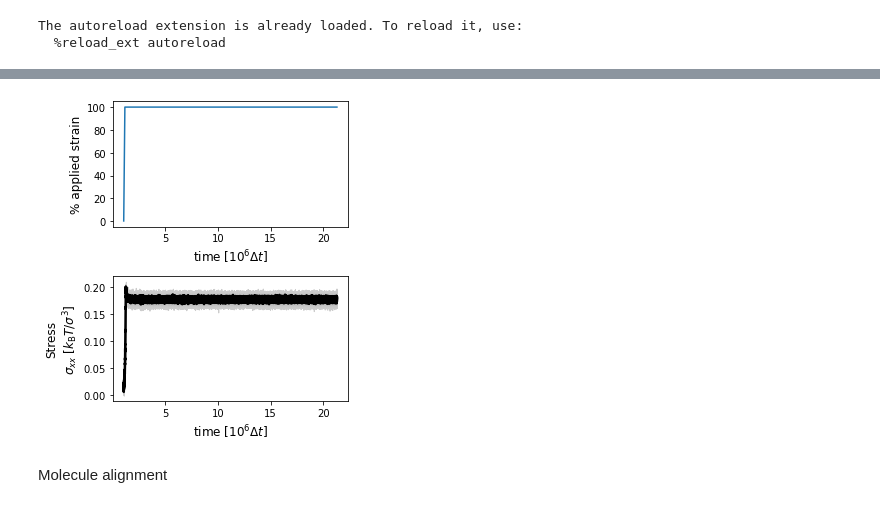
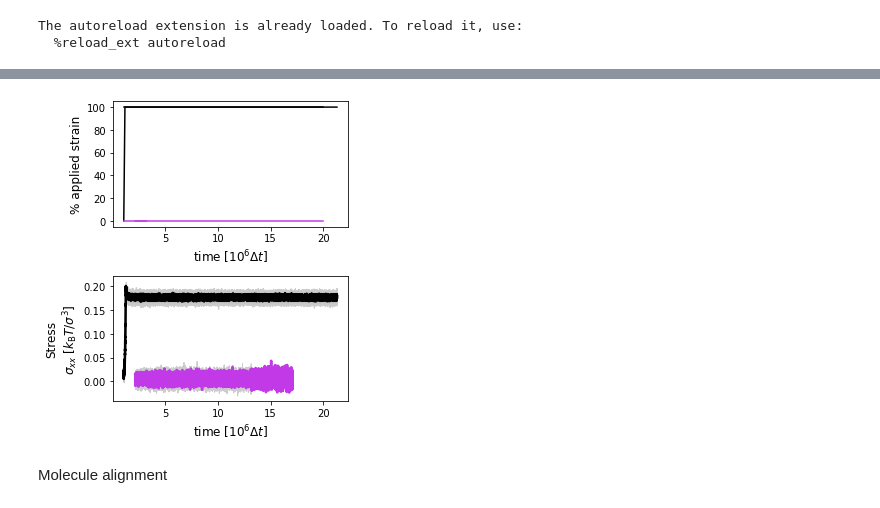
Before and after one commit to Billie1717/CollagenMemory, a Jupyter notebook: Figures/FigAlignment/Mechanics.ipynb, the cells around one changed output, grey strips where cells are left out. Cells and saved outputs as stored; diff of their text form; code cells hidden in the pictures.

```diff
--- a/Figures/FigAlignment/Mechanics.ipynb
+++ b/Figures/FigAlignment/Mechanics.ipynb
@@ -17,48 +17,78 @@ The autoreload extension is already loaded. To reload it, use:
   %reload_ext autoreload
 # %%
 NumMolecules=15680
-folderhandle = 'NoRemodel_Xstretch100/'
+folderhandles = ['NoRemodel_Xstretch100/','NoStretch/']
 seeds = "1 2 3 4 5".split()
 fig,ax= plt.subplots(2,1,figsize = (4.5,5))
 fs2 = 12
 TEq = 1085000
 Vol = 164*164*12
 TStretch = 1e5
-strain=1
-StressAll = []
-for s in range(5):
-    VolTime = []
-    name = "thermo_seed"+seeds[s]+".dat"
-    datafolder = datadir0+folderhandle+name
-    thermo = pandas.read_csv(datafolder, sep = ' ', header = 'infer')
-    print(datafolder)
-    stressX = thermo.stressX
-    stressX = stressX.values
-    Time = thermo.step
-    Time = Time.values
-    #frame[ff] = Time[1]-Time[0]
-    #print(frame[ff])
-    for t in range(len(Time)):
-        if Time[t] <= TEq:
-            VolTime.append(Vol)
-        if Time[t] > TEq and Time[t] <= TEq+TStretch:
-            VolTime.append(Vol+Vol*strain*((Time[t]-TEq)/TStretch))
-        if Time[t] > TEq+TStretch:
-            VolTime.append((1+strain)*Vol)
-    stressxAv = np.divide(stressX,VolTime)
-    StressAll.append(stressxAv)
 
-    #ax[1].plot(np.divide(Time,1e6),stressxAv,alpha = 0.2,color = clrs[s])
-    if s == 0:
-        ax[0].plot(np.divide(Time,1e6),np.divide(np.subtract(VolTime,Vol),Vol/100),color = 'tab:blue')
-stressAvAv = np.mean(StressAll,axis=0)
-stressStd = np.std(StressAll,axis=0)
-ax[1].plot(np.divide(Time,1e6),stressAvAv,color = clrs[0],linewidth = 2.5,label = 'Average')
-ax[1].fill_between(np.divide(Time,1e6),np.subtract(stressAvAv,stressStd),np.add(stressAvAv,stressStd),color = clrs[0],alpha = 0.2,label = 'Standard deviation')
-#ax[1].legend(loc='upper right',fontsize = fs2)
-#ax[1].set_ylim([-0.05,0.25])
-#ax[1].set_xlim([0,2.5])
 
+for ff in range(2):
+    StressAll = []
+    Times = []
+    folderhandle = folderhandles[ff]
+    if ff == 0:
+        seeds = "1 2 3 4 5".split()
+        strain=1
+    if ff == 1:
+        seeds = "1 2 3".split()
+        strain=0
+    for s in range(len(seeds)):
+        VolTime = []
+        name = "thermo_seed"+seeds[s]+".dat"
+        datafolder = datadir0+folderhandle+name
+        thermo = pandas.read_csv(datafolder, sep = ' ', header = 'infer')
+        print(datafolder)
+        stressX = thermo.stressX
+        stressX = stressX.values
+        Time = thermo.step
+        Time = Time.values
+        #frame[ff] = Time[1]-Time[0]
+        #print(frame[ff])
+        for t in range(len(Time)):
+            if Time[t] <= TEq:
+                VolTime.append(Vol)
+            if Time[t] > TEq and Time[t] <= TEq+TStretch:
+                VolTime.append(Vol+Vol*strain*((Time[t]-TEq)/TStretch))
+            if Time[t] > TEq+TStretch:
+                VolTime.append((1+strain)*Vol)
+        stressxAv = np.divide(stressX,VolTime)
+        StressAll.append(stressxAv)
+        Times.append(Time)
+        print("ff",ff,"len(StressAv)",len(stressxAv),"len(Time)",len(Time),'Time[-1]',Time[-1])
+
+        #ax[1].plot(np.divide(Time,1e6),stressxAv,alpha = 0.2,color = clrs[s])
+        if s == 0:
+            if ff == 1:
+                ax[0].plot(np.divide(Time,0.5e6),np.divide(np.subtract(VolTime,Vol),Vol/100),color = clrs[ff])
+            else:
+                ax[0].plot(np.divide(Time,1e6),np.divide(np.subtract(VolTime,Vol),Vol/100),color = clrs[ff])
+    # Create a masked array to handle variable-length data
+    max_len = max(len(arr) for arr in StressAll)
+    longest_idx = np.argmax([len(arr) for arr in StressAll])
+    masked = np.ma.empty((len(StressAll), max_len))
+    Time = Times[longest_idx]
+    masked.mask = True  # mask everything by default
+
+    # Fill in available data for each array
+    for i, arr in enumerate(StressAll):
+        masked[i, :len(arr)] = arr
+        masked.mask[i, :len(arr)] = False  # unmask valid entries
+
+    stressAvAv = masked.mean(axis=0).filled(np.nan) #np.mean(StressAll,axis=0)
+    stressStd = masked.std(axis=0).filled(np.nan) #np.std(StressAll,axis=0)
+    if ff == 1:
+
+        ax[1].plot(np.divide(Time,0.5e6),stressAvAv,color = clrs[ff],linewidth = 2.5,label = folderhandle)
+        ax[1].fill_between(np.divide(Time,0.5e6),np.subtract(stressAvAv,stressStd),np.add(stressAvAv,stressStd),color = clrs[0],alpha = 0.2)
+    else:
+        ax[1].plot(np.divide(Time,1e6),stressAvAv,color = clrs[ff],linewidth = 2.5,label = folderhandle)
+        ax[1].fill_between(np.divide(Time,1e6),np.subtract(stressAvAv,stressStd),np.add(stressAvAv,stressStd),color = clrs[0],alpha = 0.2)
+ax[0].plot([1.08,20],[100,100],color = clrs[0])
+ax[0].plot([1.08,20],[0,0],color = clrs[1])
 ax[1].set_ylabel('Stress\n'+r"$\sigma_{xx} ~[k_{\mathrm{B}}T/\sigma^{3}$]",fontsize =fs2)
 ax[0].set_ylabel("% applied strain",fontsize =fs2)
 
@@ -76,4 +117,4 @@ fig.tight_layout()
-[figure, old version]
+[figure, new version]
 # %% [markdown]
 Molecule alignment
 # %%
```
Also changed, not shown: parts of 2 cells of this notebook, 9 other files.
